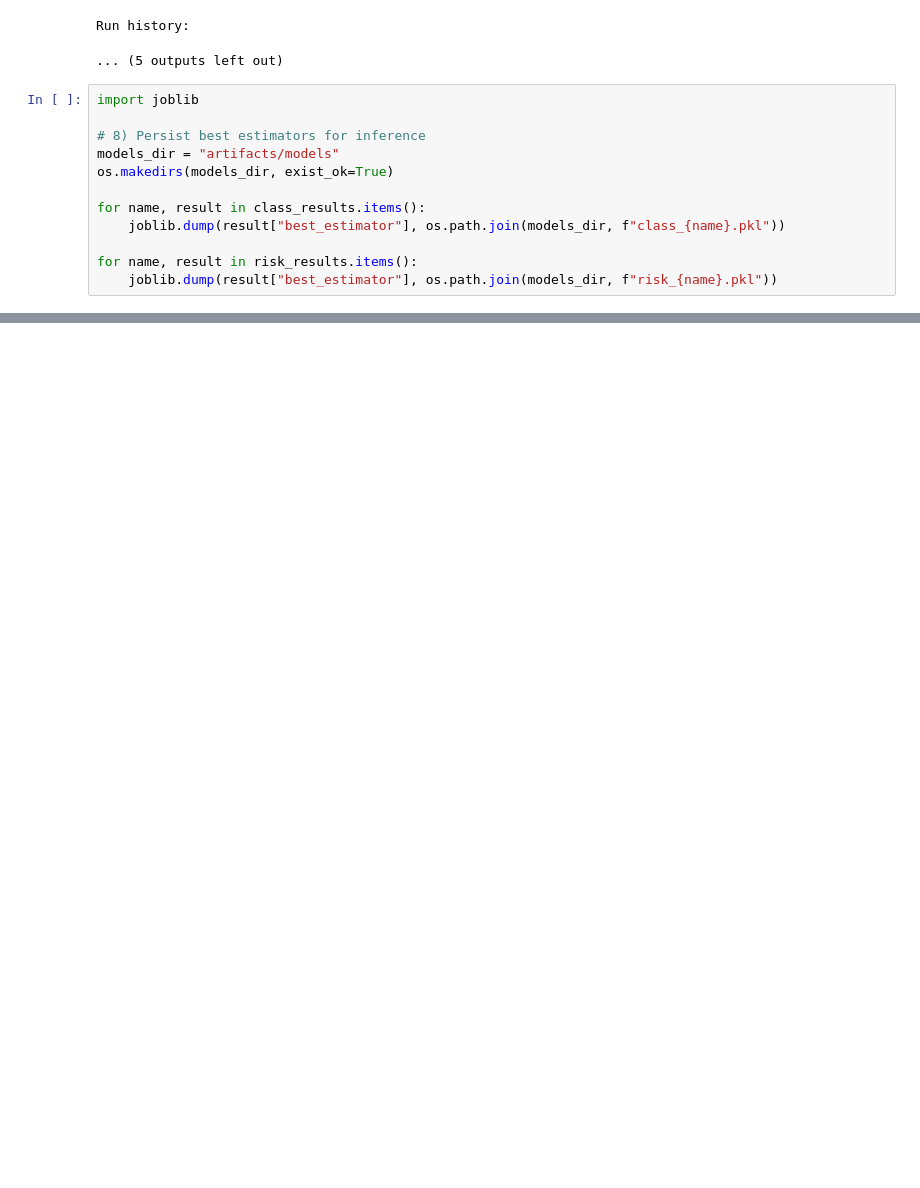
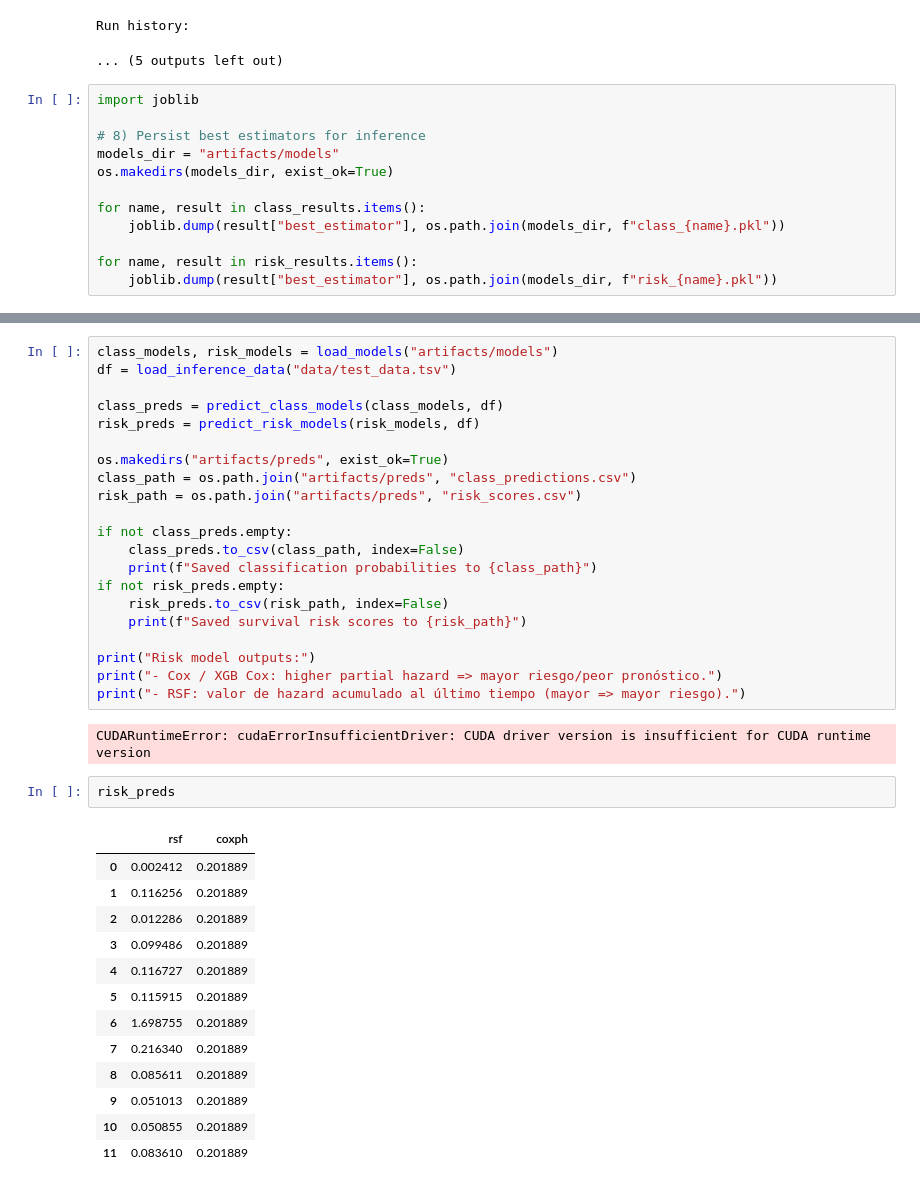
Before and after one commit to juanravm/CARE, a Jupyter notebook: checks.ipynb, the cells around one changed output, grey strips where cells are left out. Cells and saved outputs as stored; diff of their text form; blank space fills up the shorter version.

```diff
--- a/checks.ipynb
+++ b/checks.ipynb
@@ -449,0 +525,39 @@ for name, result in risk_results.items():
+# %%
+class_models, risk_models = load_models("artifacts/models")
+df = load_inference_data("data/test_data.tsv")
+
+class_preds = predict_class_models(class_models, df)
+risk_preds = predict_risk_models(risk_models, df)
+
+os.makedirs("artifacts/preds", exist_ok=True)
+class_path = os.path.join("artifacts/preds", "class_predictions.csv")
+risk_path = os.path.join("artifacts/preds", "risk_scores.csv")
+
+if not class_preds.empty:
+    class_preds.to_csv(class_path, index=False)
+    print(f"Saved classification probabilities to {class_path}")
+if not risk_preds.empty:
+    risk_preds.to_csv(risk_path, index=False)
+    print(f"Saved survival risk scores to {risk_path}")
+
+print("Risk model outputs:")
+print("- Cox / XGB Cox: higher partial hazard => mayor riesgo/peor pronóstico.")
+print("- RSF: valor de hazard acumulado al último tiempo (mayor => mayor riesgo).")
+# %% [output]
+CUDARuntimeError: cudaErrorInsufficientDriver: CUDA driver version is insufficient for CUDA runtime version
+# %%
+risk_preds
+# %% [output]
+|  | rsf | coxph |
+| 0 | 0.002412 | 0.201889 |
+| 1 | 0.116256 | 0.201889 |
+| 2 | 0.012286 | 0.201889 |
+| 3 | 0.099486 | 0.201889 |
+| 4 | 0.116727 | 0.201889 |
+| 5 | 0.115915 | 0.201889 |
+| 6 | 1.698755 | 0.201889 |
+| 7 | 0.216340 | 0.201889 |
+| 8 | 0.085611 | 0.201889 |
+| 9 | 0.051013 | 0.201889 |
+| 10 | 0.050855 | 0.201889 |
+| 11 | 0.083610 | 0.201889 |
```
Also changed, not shown: parts of 1 cell of this notebook, 13 other files.
